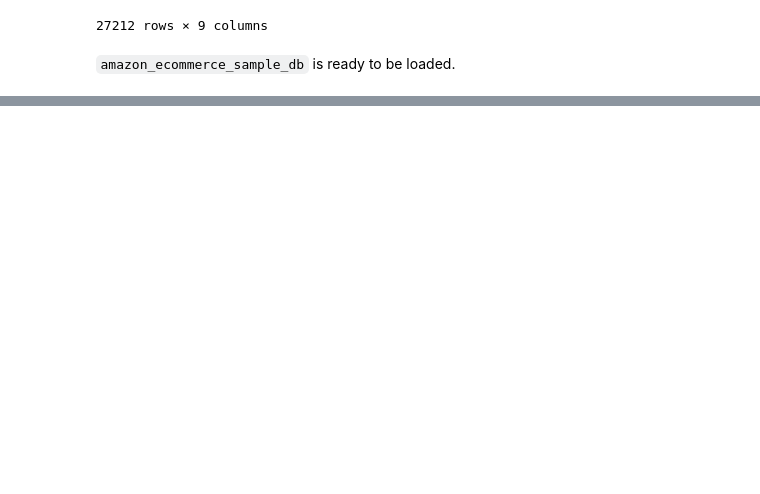
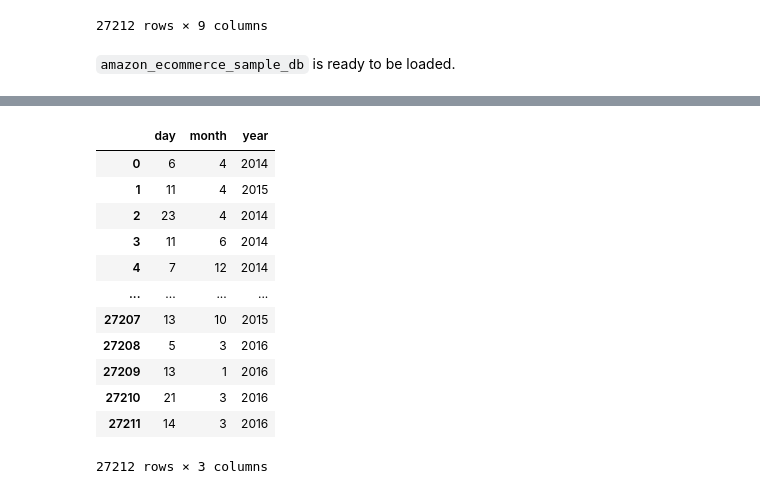
Before and after one commit to AminArshadi/CSI-4142-project, a Jupyter notebook: amazon_ecommerce_sample.ipynb, the cells around one changed output, grey strips where cells are left out. Drawn from its saved outputs; the diff is of its cells as text; code cells hidden in the pictures; blank space fills up the shorter version.

```diff
--- a/amazon_ecommerce_sample.ipynb
+++ b/amazon_ecommerce_sample.ipynb
@@ -408 +455,21 @@ amazon_ecommerce_sample_db
+# %%
+# Create date dimension
+# format the dates
+dates_list = [[date.day, date.month, date.year] for date in amazon_ecommerce_sample_db['review_date'].copy()]
+dates_dimension = pd.DataFrame(dates_list, columns=['day', 'month', 'year'])
+dates_dimension
+# %% [output]
+|  | day | month | year |
+| 0 | 6 | 4 | 2014 |
+| 1 | 11 | 4 | 2015 |
+| 2 | 23 | 4 | 2014 |
+| 3 | 11 | 6 | 2014 |
+| 4 | 7 | 12 | 2014 |
+| ... | ... | ... | ... |
+| 27207 | 13 | 10 | 2015 |
+| 27208 | 5 | 3 | 2016 |
+| 27209 | 13 | 1 | 2016 |
+| 27210 | 21 | 3 | 2016 |
+| 27211 | 14 | 3 | 2016 |
+27212 rows × 3 columns
 # %%
```
Also changed, not shown: parts of 5 cells of this notebook, 1 other file.
